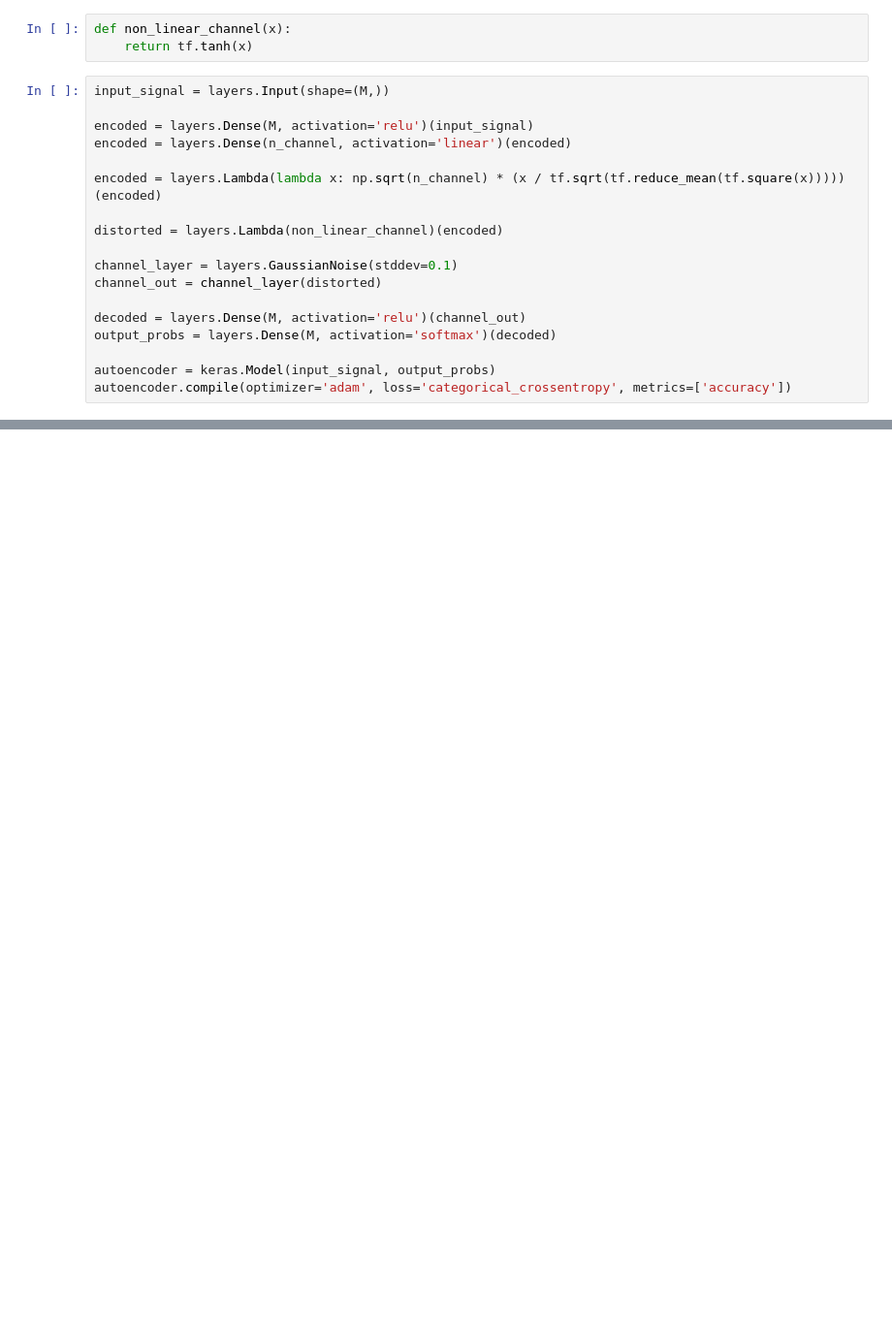
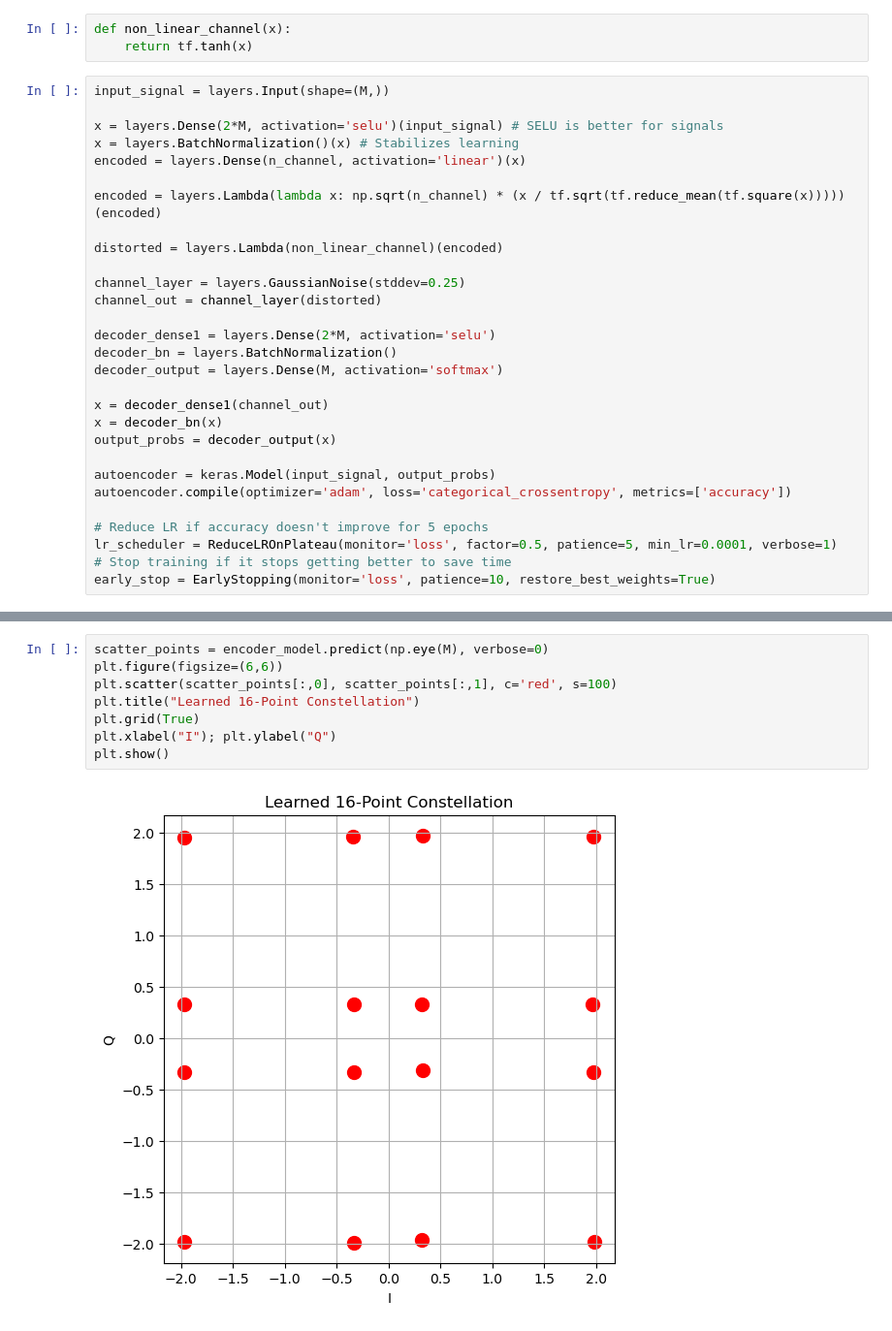
Before and after one commit to MadhukaDias/Signal-Modulation-with-Deep-Learning, a Jupyter notebook: DL_Wireless_Com.ipynb, the cells around one changed output, grey strips where cells are left out. Shown at 97% size. Cells and saved outputs as stored; diff of their text form; blank space fills up the shorter version.

```diff
--- a/DL_Wireless_Com.ipynb
+++ b/DL_Wireless_Com.ipynb
@@ -15,18 +15,29 @@ def non_linear_channel(x):
 # %%
 input_signal = layers.Input(shape=(M,))
 
-encoded = layers.Dense(M, activation='relu')(input_signal)
-encoded = layers.Dense(n_channel, activation='linear')(encoded)
+x = layers.Dense(2*M, activation='selu')(input_signal) # SELU is better for signals
+x = layers.BatchNormalization()(x) # Stabilizes learning
+encoded = layers.Dense(n_channel, activation='linear')(x)
 
 encoded = layers.Lambda(lambda x: np.sqrt(n_channel) * (x / tf.sqrt(tf.reduce_mean(tf.square(x)))))(encoded)
 
 distorted = layers.Lambda(non_linear_channel)(encoded)
 
-channel_layer = layers.GaussianNoise(stddev=0.1)
+channel_layer = layers.GaussianNoise(stddev=0.25)
 channel_out = channel_layer(distorted)
 
-decoded = layers.Dense(M, activation='relu')(channel_out)
-output_probs = layers.Dense(M, activation='softmax')(decoded)
+decoder_dense1 = layers.Dense(2*M, activation='selu')
+decoder_bn = layers.BatchNormalization()
+decoder_output = layers.Dense(M, activation='softmax')
+
+x = decoder_dense1(channel_out)
+x = decoder_bn(x)
+output_probs = decoder_output(x)
 
 autoencoder = keras.Model(input_signal, output_probs)
 autoencoder.compile(optimizer='adam', loss='categorical_crossentropy', metrics=['accuracy'])
+
+# Reduce LR if accuracy doesn't improve for 5 epochs
+lr_scheduler = ReduceLROnPlateau(monitor='loss', factor=0.5, patience=5, min_lr=0.0001, verbose=1)
+# Stop training if it stops getting better to save time
+early_stop = EarlyStopping(monitor='loss', patience=10, restore_best_weights=True)
@@ -135,0 +180,10 @@ plt.show()
+# %%
+scatter_points = encoder_model.predict(np.eye(M), verbose=0)
+plt.figure(figsize=(6,6))
+plt.scatter(scatter_points[:,0], scatter_points[:,1], c='red', s=100)
+plt.title("Learned 16-Point Constellation")
+plt.grid(True)
+plt.xlabel("I"); plt.ylabel("Q")
+plt.show()
+# %% [output]
+[figure, added]
```
Also changed, not shown: parts of 7 cells of this notebook, 2 other files.
